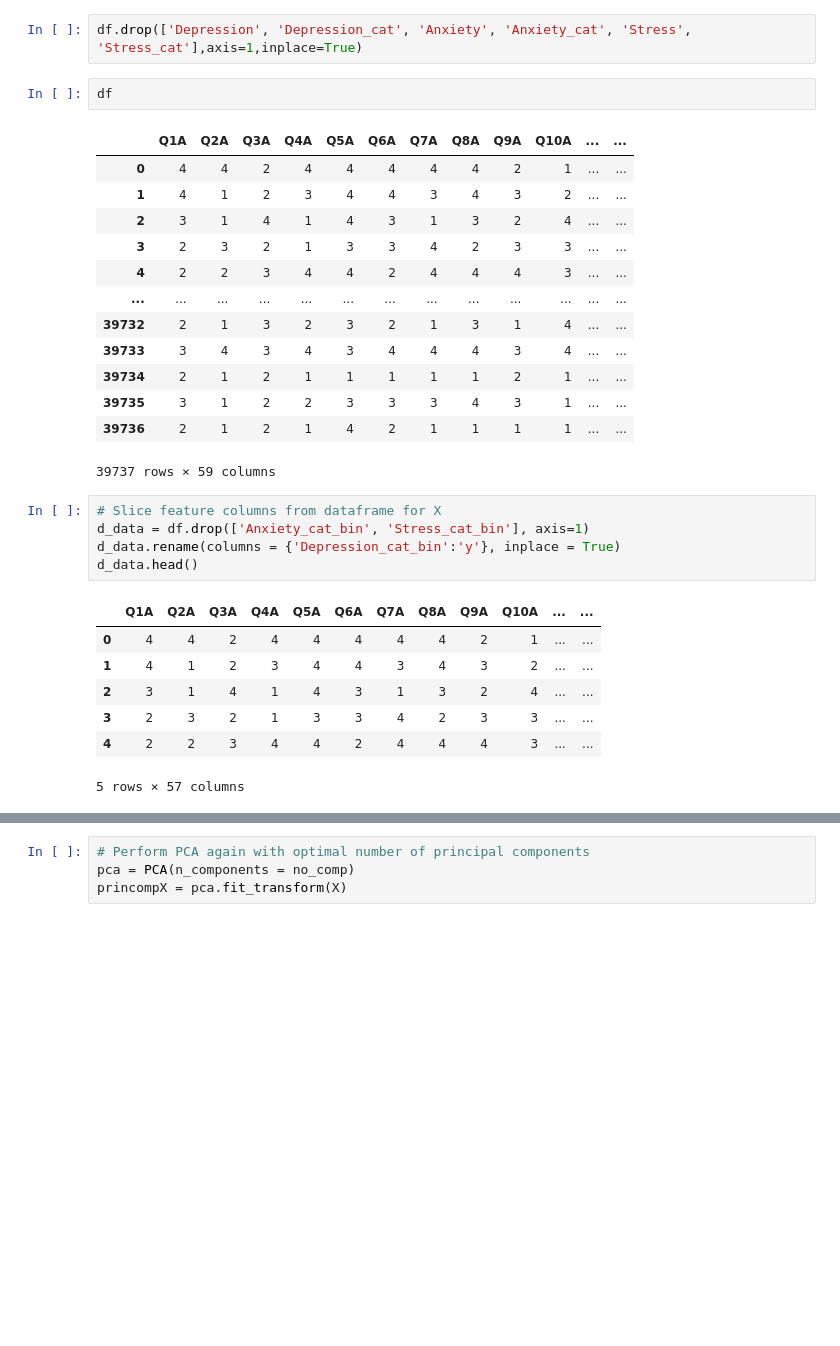
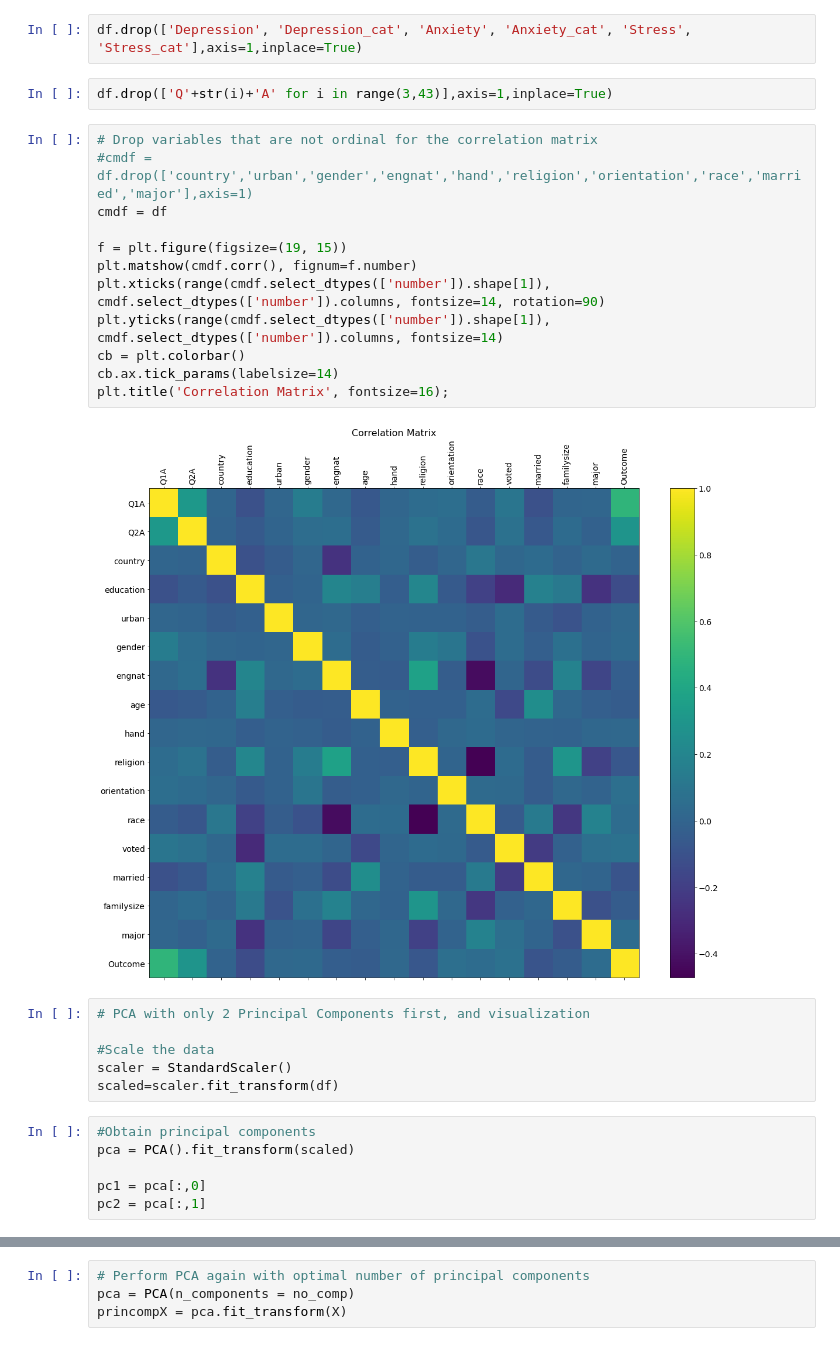
Before and after one commit to tfgerling/Final_project, a Jupyter notebook: Just Jamie thinking about data modeling.ipynb, the cells around one changed output, grey strips where cells are left out. Saved outputs shown, nothing was run; the diff lists cells and outputs as text; blank space fills up the shorter version.

```diff
--- a/Just Jamie thinking about data modeling.ipynb
+++ b/Just Jamie thinking about data modeling.ipynb
@@ -91,32 +68,31 @@ df.head()
 # %%
 df.drop(['Depression', 'Depression_cat', 'Anxiety', 'Anxiety_cat', 'Stress', 'Stress_cat'],axis=1,inplace=True)
-# %%
-df
-# %% [output]
-|  | Q1A | Q2A | Q3A | Q4A | Q5A | Q6A | Q7A | Q8A | Q9A | Q10A | ... | ... |
-| 0 | 4 | 4 | 2 | 4 | 4 | 4 | 4 | 4 | 2 | 1 | ... | ... |
-| 1 | 4 | 1 | 2 | 3 | 4 | 4 | 3 | 4 | 3 | 2 | ... | ... |
-| 2 | 3 | 1 | 4 | 1 | 4 | 3 | 1 | 3 | 2 | 4 | ... | ... |
-| 3 | 2 | 3 | 2 | 1 | 3 | 3 | 4 | 2 | 3 | 3 | ... | ... |
-| 4 | 2 | 2 | 3 | 4 | 4 | 2 | 4 | 4 | 4 | 3 | ... | ... |
-| ... | ... | ... | ... | ... | ... | ... | ... | ... | ... | ... | ... | ... |
-| 39732 | 2 | 1 | 3 | 2 | 3 | 2 | 1 | 3 | 1 | 4 | ... | ... |
-| 39733 | 3 | 4 | 3 | 4 | 3 | 4 | 4 | 4 | 3 | 4 | ... | ... |
-| 39734 | 2 | 1 | 2 | 1 | 1 | 1 | 1 | 1 | 2 | 1 | ... | ... |
-| 39735 | 3 | 1 | 2 | 2 | 3 | 3 | 3 | 4 | 3 | 1 | ... | ... |
-| 39736 | 2 | 1 | 2 | 1 | 4 | 2 | 1 | 1 | 1 | 1 | ... | ... |
-39737 rows × 59 columns
-# %%
-# Slice feature columns from dataframe for X
-d_data = df.drop(['Anxiety_cat_bin', 'Stress_cat_bin'], axis=1)
-d_data.rename(columns = {'Depression_cat_bin':'y'}, inplace = True)
-d_data.head()
-# %% [output]
-|  | Q1A | Q2A | Q3A | Q4A | Q5A | Q6A | Q7A | Q8A | Q9A | Q10A | ... | ... |
-| 0 | 4 | 4 | 2 | 4 | 4 | 4 | 4 | 4 | 2 | 1 | ... | ... |
-| 1 | 4 | 1 | 2 | 3 | 4 | 4 | 3 | 4 | 3 | 2 | ... | ... |
-| 2 | 3 | 1 | 4 | 1 | 4 | 3 | 1 | 3 | 2 | 4 | ... | ... |
-| 3 | 2 | 3 | 2 | 1 | 3 | 3 | 4 | 2 | 3 | 3 | ... | ... |
-| 4 | 2 | 2 | 3 | 4 | 4 | 2 | 4 | 4 | 4 | 3 | ... | ... |
-5 rows × 57 columns
+# %%
+df.drop(['Q'+str(i)+'A' for i in range(3,43)],axis=1,inplace=True)
+# %%
+# Drop variables that are not ordinal for the correlation matrix
+#cmdf = df.drop(['country','urban','gender','engnat','hand','religion','orientation','race','married','major'],axis=1)
+cmdf = df
+
+f = plt.figure(figsize=(19, 15))
+plt.matshow(cmdf.corr(), fignum=f.number)
+plt.xticks(range(cmdf.select_dtypes(['number']).shape[1]), cmdf.select_dtypes(['number']).columns, fontsize=14, rotation=90)
+plt.yticks(range(cmdf.select_dtypes(['number']).shape[1]), cmdf.select_dtypes(['number']).columns, fontsize=14)
+cb = plt.colorbar()
+cb.ax.tick_params(labelsize=14)
+plt.title('Correlation Matrix', fontsize=16);
+# %% [output]
+[figure, added]
+# %%
+# PCA with only 2 Principal Components first, and visualization
+
+#Scale the data
+scaler = StandardScaler()
+scaled=scaler.fit_transform(df)
+# %%
+#Obtain principal components
+pca = PCA().fit_transform(scaled)
+
+pc1 = pca[:,0]
+pc2 = pca[:,1]
 # %%
```
Also changed, not shown: parts of 23 cells of this notebook.
